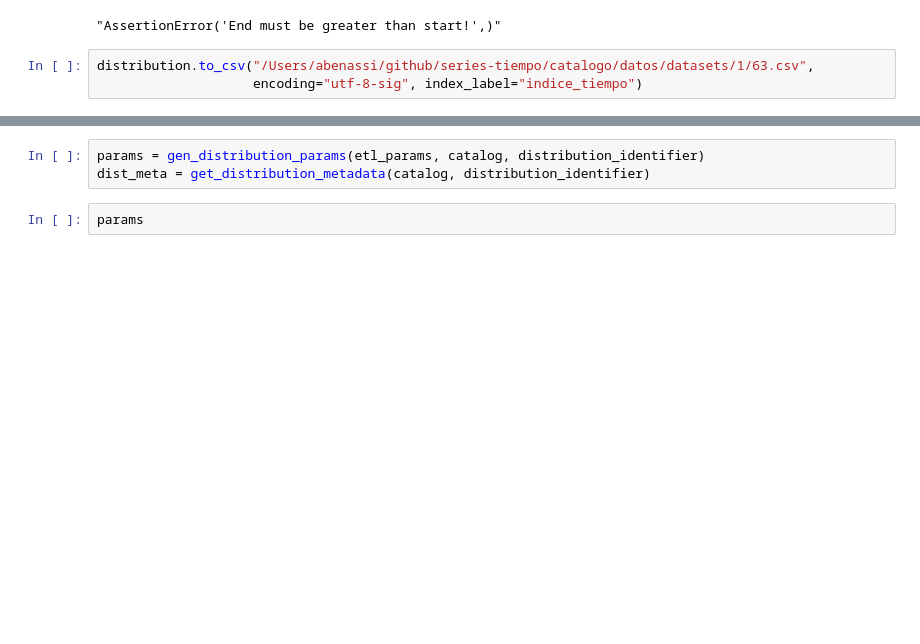
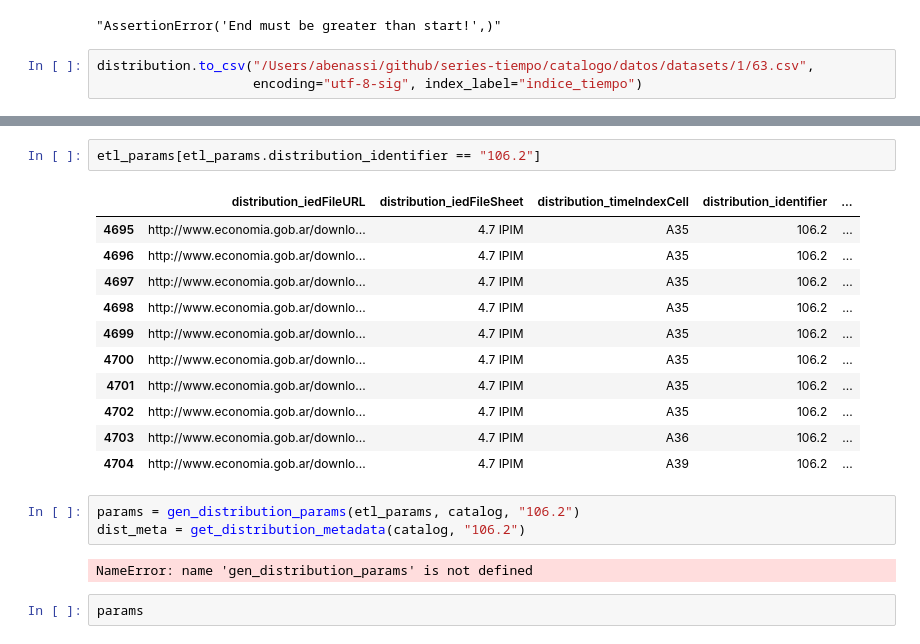
Before and after one commit to datosgobar/series-tiempo-ar-scraping, a Jupyter notebook: catalogo/codigo/etl_sspm.ipynb, the cells around one changed output, grey strips where cells are left out. Drawn from its saved outputs; the diff is of its cells as text; blank space fills up the shorter version.

```diff
--- a/catalogo/codigo/etl_sspm.ipynb
+++ b/catalogo/codigo/etl_sspm.ipynb
@@ -182,6 +167,22 @@ pd.DataFrame(get_distribution_metadata(catalog, "14.2")["field"])
+# %%
+etl_params[etl_params.distribution_identifier == "106.2"]
+# %% [output]
+|  | distribution_iedFileURL | distribution_iedFileSheet | distribution_timeIndexCell | distribution_identifier | ... |
+| 4695 | http://www.economia.gob.ar/downlo... | 4.7 IPIM | A35 | 106.2 | ... |
+| 4696 | http://www.economia.gob.ar/downlo... | 4.7 IPIM | A35 | 106.2 | ... |
+| 4697 | http://www.economia.gob.ar/downlo... | 4.7 IPIM | A35 | 106.2 | ... |
+| 4698 | http://www.economia.gob.ar/downlo... | 4.7 IPIM | A35 | 106.2 | ... |
+| 4699 | http://www.economia.gob.ar/downlo... | 4.7 IPIM | A35 | 106.2 | ... |
+| 4700 | http://www.economia.gob.ar/downlo... | 4.7 IPIM | A35 | 106.2 | ... |
+| 4701 | http://www.economia.gob.ar/downlo... | 4.7 IPIM | A35 | 106.2 | ... |
+| 4702 | http://www.economia.gob.ar/downlo... | 4.7 IPIM | A35 | 106.2 | ... |
+| 4703 | http://www.economia.gob.ar/downlo... | 4.7 IPIM | A36 | 106.2 | ... |
+| 4704 | http://www.economia.gob.ar/downlo... | 4.7 IPIM | A39 | 106.2 | ... |
 # %%
-params = gen_distribution_params(etl_params, catalog, distribution_identifier)
-dist_meta = get_distribution_metadata(catalog, distribution_identifier)
+params = gen_distribution_params(etl_params, catalog, "106.2")
+dist_meta = get_distribution_metadata(catalog, "106.2")
+# %% [output]
+NameError: name 'gen_distribution_params' is not defined
 # %%
 params
 # %% [output]
```
Also changed, not shown: parts of 25 cells of this notebook.
